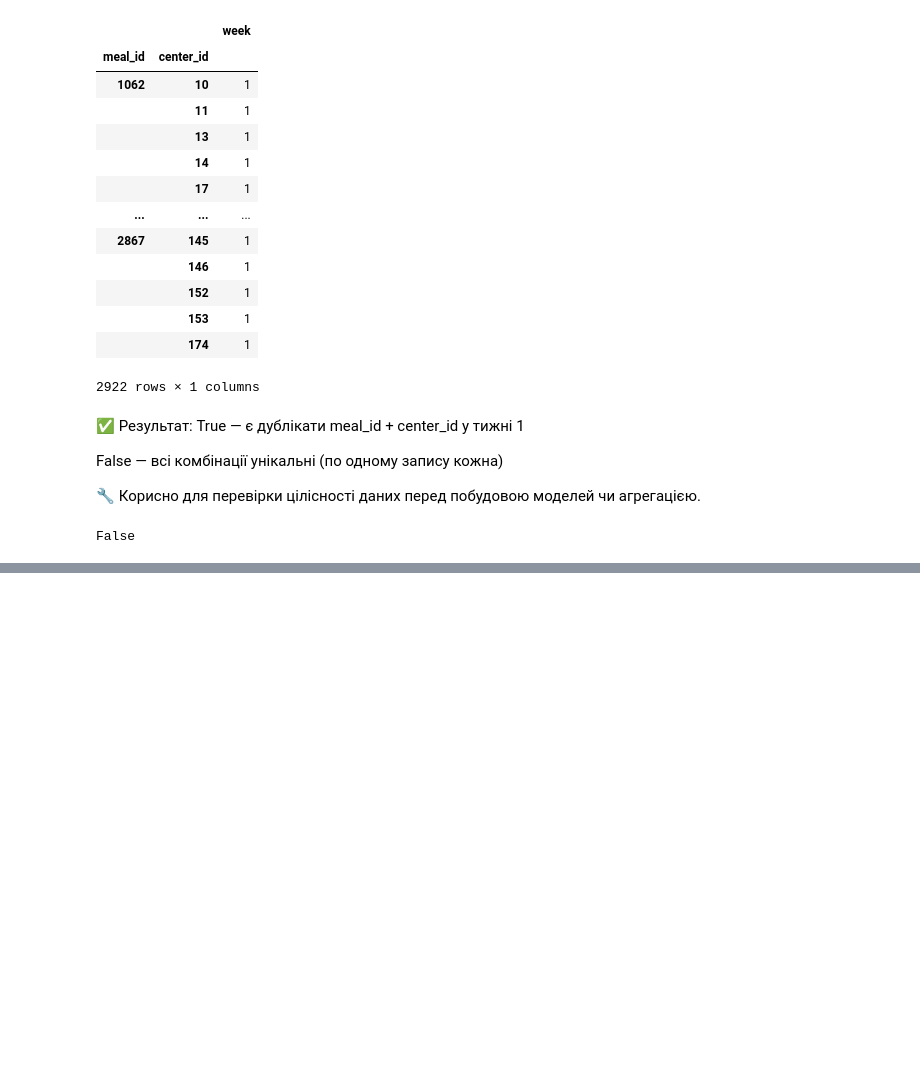
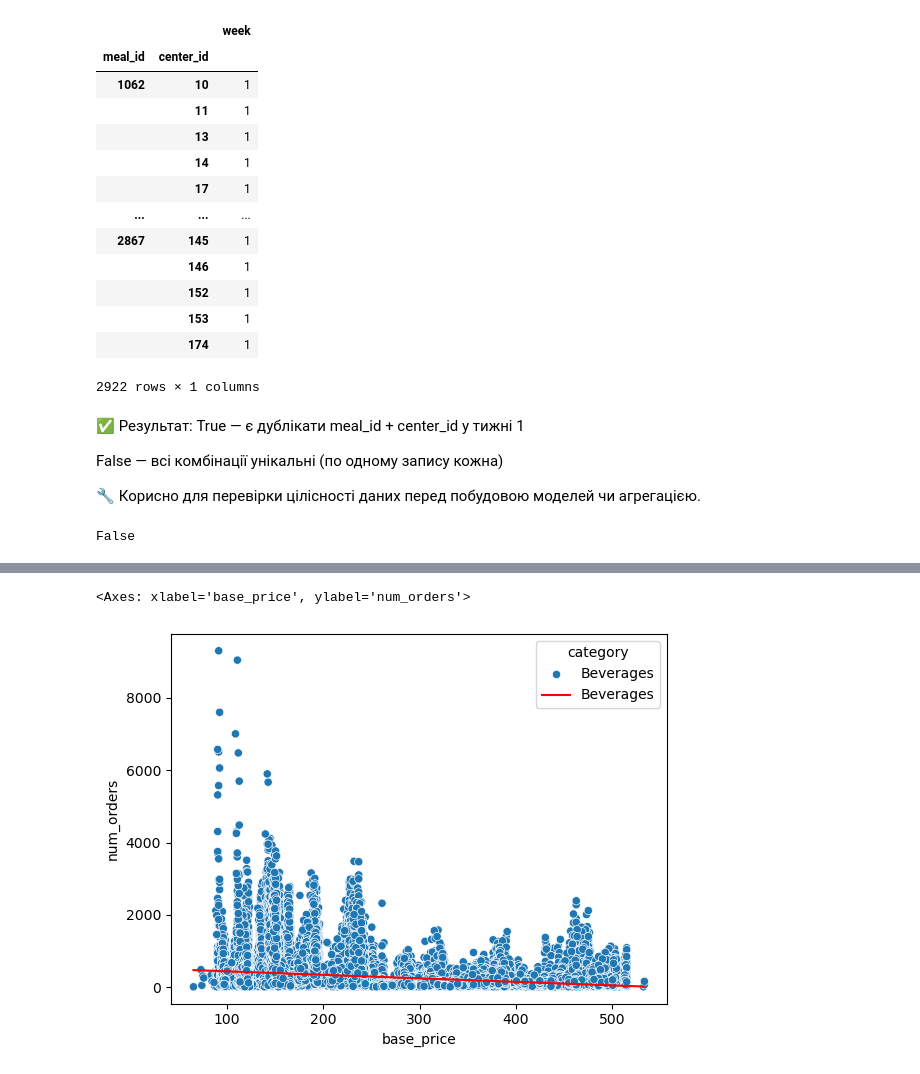
Before and after one commit to SiracencoSerghei/DataScienceHW, a Jupyter notebook: example_kaggle/les_3/supervised_ML_1.ipynb, the cells around one changed output, grey strips where cells are left out. Cells and saved outputs as stored; diff of their text form; code cells hidden in the pictures; blank space fills up the shorter version.

```diff
--- a/example_kaggle/les_3/supervised_ML_1.ipynb
+++ b/example_kaggle/les_3/supervised_ML_1.ipynb
@@ -226,0 +309,17 @@ False
+# %%
+train_data_beverages = train_data[train_data["category"] == "Beverages"]
+test_data_beverages = test_data[test_data["category"] == "Beverages"]
+# %%
+from sklearn.linear_model import LinearRegression
+
+x = train_data_beverages["base_price"].to_numpy().reshape(-1, 1)
+y = train_data_beverages["num_orders"].to_numpy()
+
+model = LinearRegression().fit(x, y)
+
+# reshape()
+# -1 — каже NumPy: "сам порахуй, скільки рядків має бути (тобто скільки у мене значень)"
+
+# 1 — ти хочеш одну колонку
+
+# Якщо, наприклад, було б 784 значення, то .reshape(-1, 1) автоматично стане .reshape(784, 1)
@@ -226,0 +342,3 @@ False
+# %%
+train_data_beverages["predictions"] = model.predict(x)
+train_data_beverages
@@ -226,0 +359,6 @@ False
+# %%
+sns.scatterplot(x="base_price", y="num_orders", data=train_data_beverages, hue="category")
+sns.lineplot(data=train_data_beverages, x="base_price", y="predictions", hue="category", palette=['red'])
+# %% [output]
+<Axes: xlabel='base_price', ylabel='num_orders'>
+[figure, added]
```
Also changed, not shown: parts of 47 cells of this notebook.
